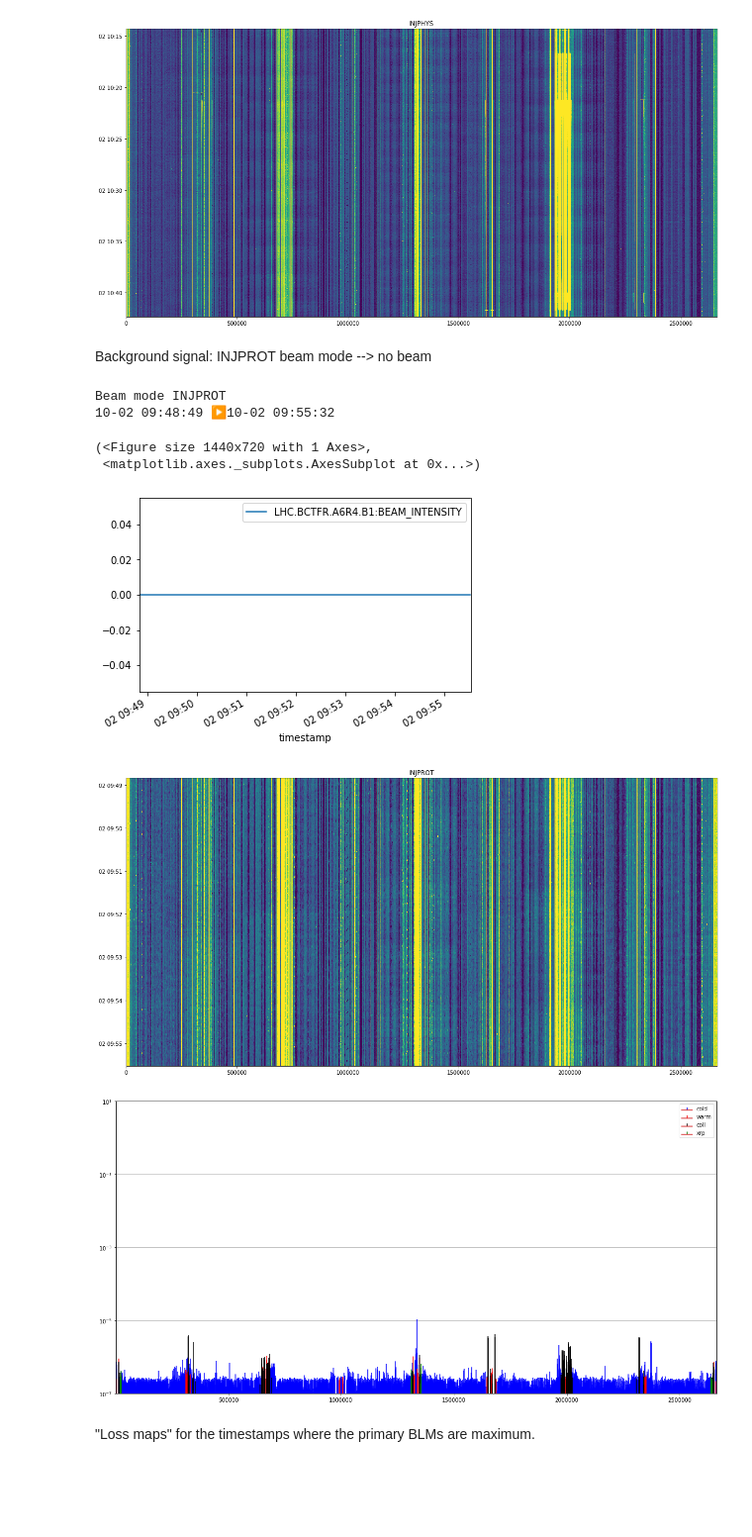
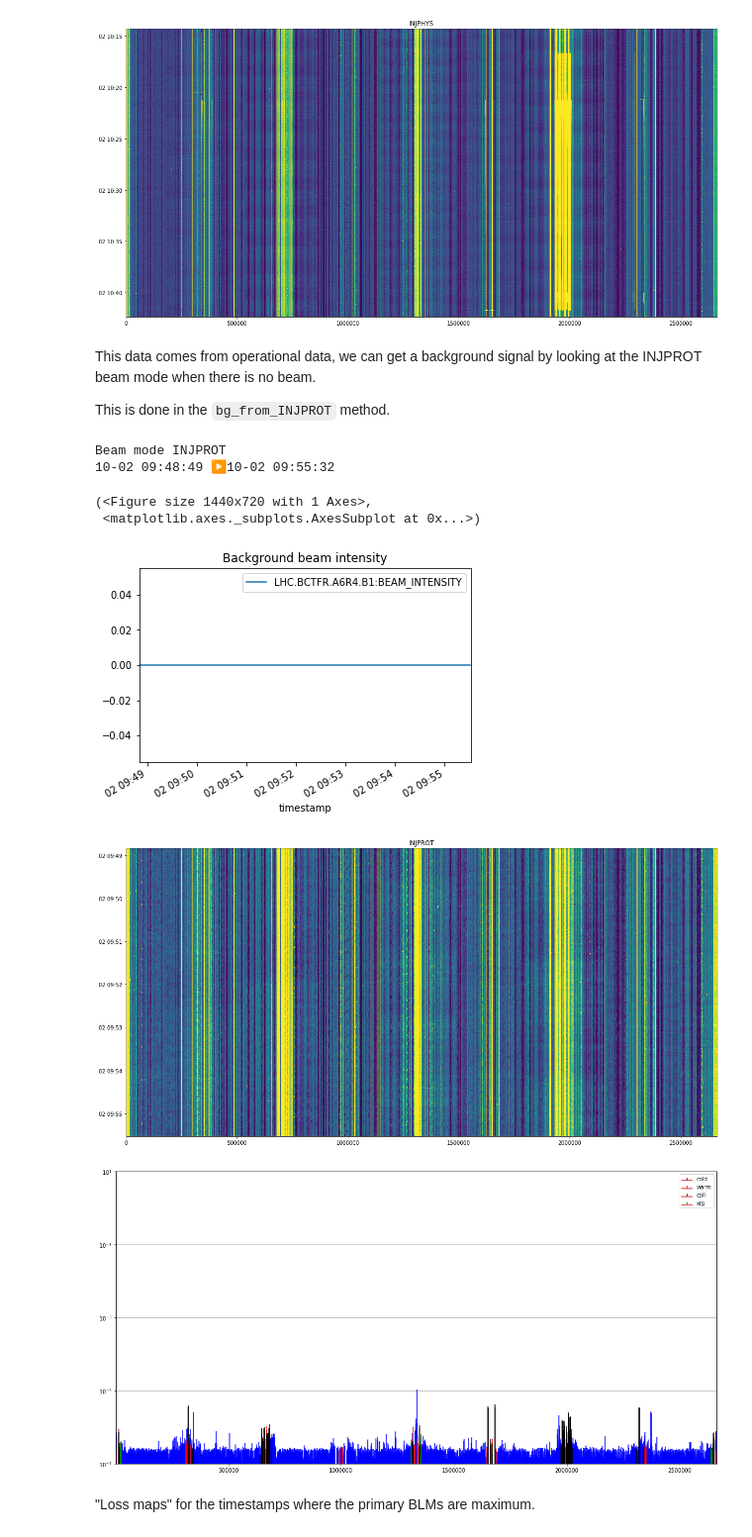
Before and after one commit to loiccoyle/pylossmap, a Jupyter notebook: notebooks/01_creating_lossmaps.ipynb, the cells around one changed output. Shown at 99% size. Saved outputs shown, nothing was run; the diff lists cells and outputs as text; code cells hidden in the pictures; blank space fills up the shorter version.

```diff
--- a/notebooks/01_creating_lossmaps.ipynb
+++ b/notebooks/01_creating_lossmaps.ipynb
@@ -50,21 +52,23 @@ BLM_data.plot()
 {'INJPHYS': (<Figure size 1440x720 with 1 Axes>,
   <matplotlib.axes._subplots.AxesSubplot at 0x...>)}
 [figure]
-# %% [markdown]
-Background signal: INJPROT beam mode --> no beam
+# %% [markdown]
+This data comes from operational data, we can get a background signal by looking at the INJPROT beam mode when there is no beam.
+
+This is done in the `bg_from_INJPROT` method.
 # %%
 BLM_bg = fetcher.bg_from_INJPROT(7247)
-BLM_bg.get_intensity(beam=1).plot()
+BLM_bg.fetch_intensity(beam=1).plot(title='Background beam intensity')
 # no intensity --> no beam
 BLM_bg.plot()
 LM_bg = BLM_bg.loss_map(row=BLM_bg.data.mean())
 LM_bg.plot()
 # %% [output]
 Beam mode INJPROT
 10-02 09:48:49 ▶10-02 09:55:32
 (<Figure size 1440x720 with 1 Axes>,
  <matplotlib.axes._subplots.AxesSubplot at 0x...>)
-[figure, old version]
+[figure, new version]
 [figure]
 [figure]
 # %% [markdown]
```
Also changed, not shown: parts of 3 cells of this notebook, 2 other files.
